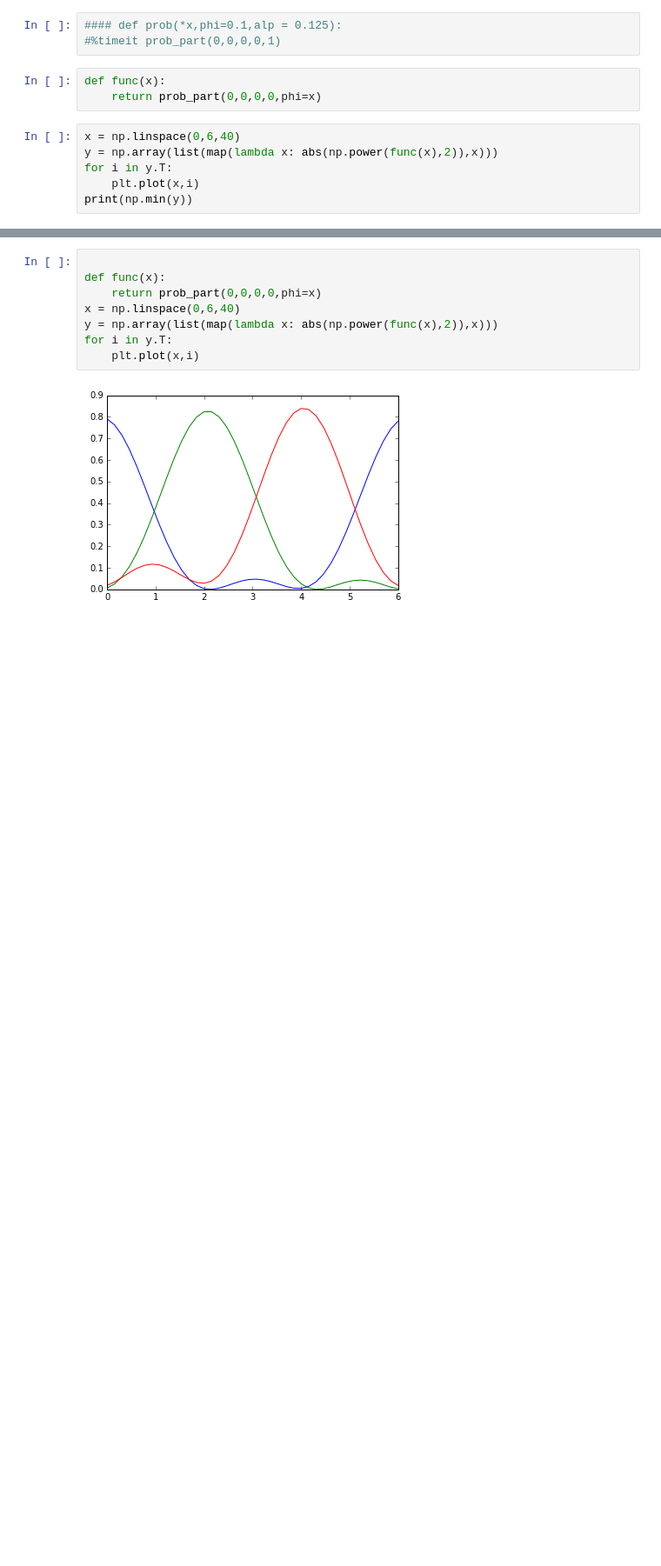
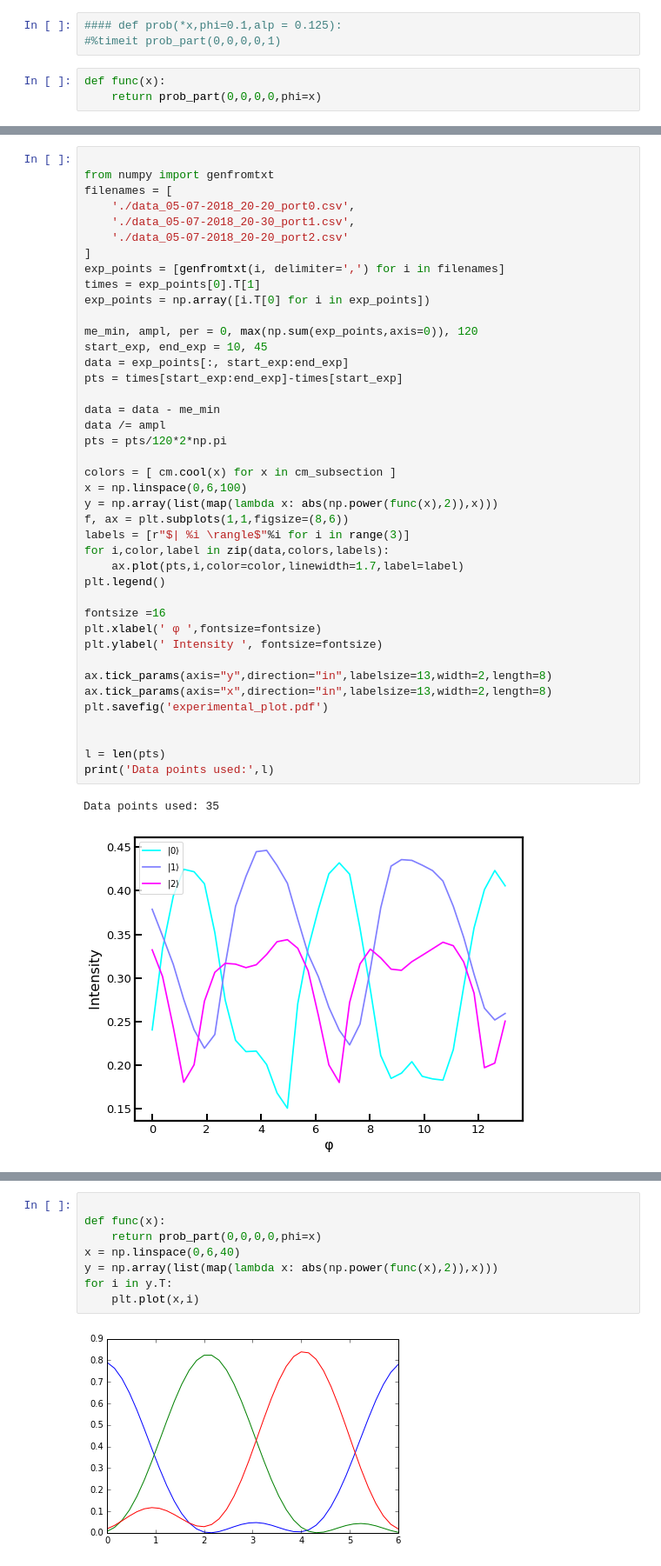
Before and after one commit to DaniloZZZ/quantTechLab, a Jupyter notebook: Fit/Test device func.ipynb, the cells around one changed output, grey strips where cells are left out. Shown: that part at 87% size. Cells and saved outputs as stored; diff of their text form; blank space fills up the shorter version.

```diff
--- a/Fit/Test device func.ipynb
+++ b/Fit/Test device func.ipynb
@@ -13,9 +18,3 @@ from tf_fun import init as tf_init
 # %%
 def func(x):
     return prob_part(0,0,0,0,phi=x)
-# %%
-x = np.linspace(0,6,40)
-y = np.array(list(map(lambda x: abs(np.power(func(x),2)),x)))
-for i in y.T:
-    plt.plot(x,i)
-print(np.min(y))
@@ -25 +50,45 @@ print(np.min(y))
+# %%
+
+from numpy import genfromtxt
+filenames = [
+    './data_05-07-2018_20-20_port0.csv',
+    './data_05-07-2018_20-30_port1.csv',
+    './data_05-07-2018_20-20_port2.csv'
+]
+exp_points = [genfromtxt(i, delimiter=',') for i in filenames]
+times = exp_points[0].T[1]
+exp_points = np.array([i.T[0] for i in exp_points])
+
+me_min, ampl, per = 0, max(np.sum(exp_points,axis=0)), 120
+start_exp, end_exp = 10, 45
+data = exp_points[:, start_exp:end_exp]
+pts = times[start_exp:end_exp]-times[start_exp]
+
+data = data - me_min
+data /= ampl
+pts = pts/120*2*np.pi
+
+colors = [ cm.cool(x) for x in cm_subsection ]
+x = np.linspace(0,6,100)
+y = np.array(list(map(lambda x: abs(np.power(func(x),2)),x)))
+f, ax = plt.subplots(1,1,figsize=(8,6))
+labels = [r"$| %i \rangle$"%i for i in range(3)]
+for i,color,label in zip(data,colors,labels):
+    ax.plot(pts,i,color=color,linewidth=1.7,label=label)
+plt.legend()
+
+fontsize =16
+plt.xlabel(' φ ',fontsize=fontsize)
+plt.ylabel(' Intensity ', fontsize=fontsize)
+
+ax.tick_params(axis="y",direction="in",labelsize=13,width=2,length=8)
+ax.tick_params(axis="x",direction="in",labelsize=13,width=2,length=8)
+plt.savefig('experimental_plot.pdf')
+
+
+l = len(pts)
+print('Data points used:',l)
+# %% [output]
+Data points used: 35
+[figure, added]
 # %%
```
Also changed, not shown: parts of 9 cells of this notebook, 5 other files.
